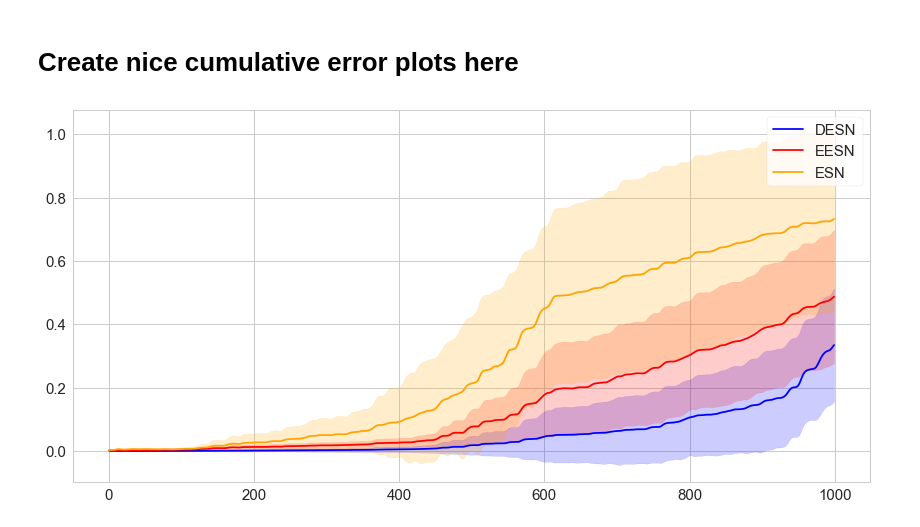
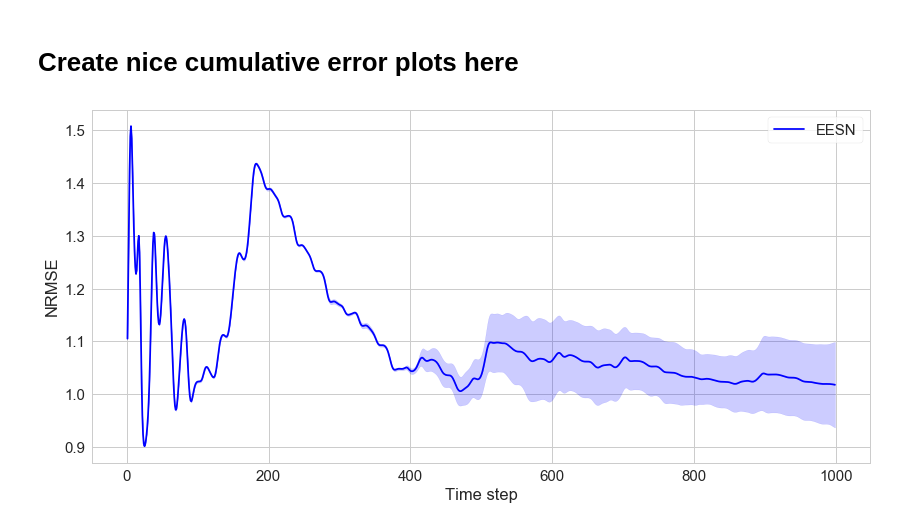
Before and after one commit to zimmerman-cole/esn_experiments, a Jupyter notebook: view_results.ipynb, the cells around one changed output. Drawn from its saved outputs; the diff is of its cells as text; code cells hidden in the pictures.

Commit message:
EESN test results

```diff
--- a/view_results.ipynb
+++ b/view_results.ipynb
@@ -18,16 +18,23 @@ sns.set_context('notebook', font_scale=1.5)
 USE_NEW_DATA = False
 
 if USE_NEW_DATA:
-    data = np.array(run(15100, beta=0.3, gamma=0.2)).reshape(-1, 1)
+    data = np.array(run(16100, beta=0.3, gamma=0.2)).reshape(-1, 1)
 else:
-    data = np.array(run(15100)).reshape(-1, 1)
+    data = np.array(run(16100)).reshape(-1, 1)
 
 split = 14100
+split_test = 15100
 X_train = np.array(data[:split-1])
 y_train = np.array(data[1:split])
-X_valid = np.array(data[split-1:-1])
-y_valid = np.array(data[split:])
+
+X_valid = np.array(data[split-1:split_test-1])
+y_valid = np.array(data[split:split_test])
+
+X_test = np.array(data[split_test-1:-1])
+y_test = np.array(data[split_test:])
+
 data_mean = np.mean(data)
+print(len(X_train) + len(X_valid) + len(X_test))
 
 if 0:
     f, (ax1, ax2) = plt.subplots(2, 1, sharex=True, sharey=True, figsize=(12, 12))
@@ -409,49 +434,54 @@ n_failures: 1
 # %% [markdown]
 # Create nice cumulative error plots here
 # %%
-predics_lcesn = np.array(predics_lcesn).reshape(10, -1)
-predics_esn = np.array(predics_esn).reshape(10, -1)            # these should be shape (10, 1000)
-predics_eesn = np.array(predics_eesn).reshape(10, -1)
+# predics_lcesn = np.array(predics_lcesn).reshape(10, -1)
+# predics_esn = np.array(predics_esn).reshape(10, -1)            # these should be shape (10, 1000)
+# predics_eesn = np.array(predics_eesn).reshape(10, -1)
 
-f, ax = plt.subplots(figsize=(12, 6))
+predics_eesn_test = np.array(predics_eesn_test).reshape(30, 1000)
 
-all_predics = [predics_lcesn, predics_esn, predics_eesn]
-labels = ['DESN', 'ESN', 'EESN']
+#all_predics = [predics_lcesn, predics_esn, predics_eesn]
+all_predics_test = [predics_eesn_test]
+labels = ['EESN', 'ESN', 'DESN']
 colors = ['blue', 'orange', 'red']
 to_plot_errs = []
 to_plot_stds = []
-for predics, label, color in zip(all_predics, labels, colors):
+for predics, label, color in zip(all_predics_test, labels, colors):
     iter_errors = []
     iter_stds = []
     for i in range(1, len(y_valid)):
         err_is = []
         for j in range(len(predics)):
             err_is.append(nrmse(predics[j, :i], y_valid[:i], data_mean))
-        err_is = np.array(err_is).reshape(10, 1)
+        err_is = np.array(err_is).reshape(-1, 1)
         iter_errors.append(np.mean(err_is))
         iter_stds.append(np.std(err_is))
 
     iter_errors, iter_stds = np.array(iter_errors), np.array(iter_stds)
     to_plot_errs.append(iter_errors)
     to_plot_stds.append(iter_stds)
 
 # to_plot_errs and to_plot_stds are lists of np arrays each w/ shape: (999,)
 plot_stuff = zip(to_plot_errs, to_plot_stds, labels, colors)
 plot_stuff = sorted(plot_stuff, key=lambda x: np.mean(x[1]))
 xs = range(len(y_valid))
 
+f, ax = plt.subplots(figsize=(12, 6))
 for errs, stds, label, color in plot_stuff:
     err_plus = errs + stds
     err_minus = errs - stds
 
     ax.plot(xs[1:], errs, label=label, color=color)
     ax.fill_between(xs[1:], err_plus, errs, alpha=0.2, color=color)
-    ax.fill_between(xs[1:], errs, err_minus, alpha=0.2, color=color)
+    ax.fill_between(xs[1:], errs, np.where(err_minus > 0, err_minus, 0), alpha=0.2, color=color)
 
+ax.set_xlabel('Time step')
+ax.set_ylabel('NRMSE')
 plt.legend(frameon=True)
 plt.tight_layout()
 plt.show()
 
 pkl.dump(all_predics, open('FINAL_ERROR_PLOTS_DATA.p', 'wb'))
+pkl.dump(all_predics_test, open('FINAL_ERROR_PLOTS_DATA_TEST.p', 'wb'))
 # %% [output]
-[figure, old version]
+[figure, new version]
```
Also changed, not shown: parts of 2 cells of this notebook, 5 other files.
